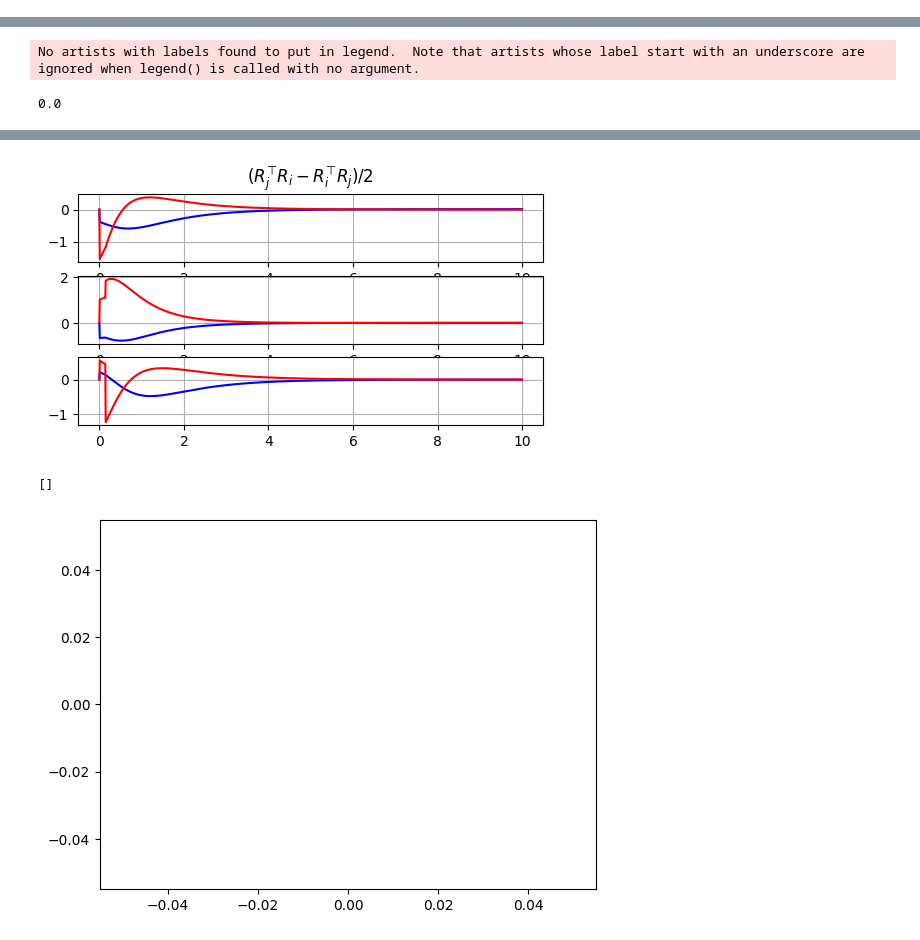
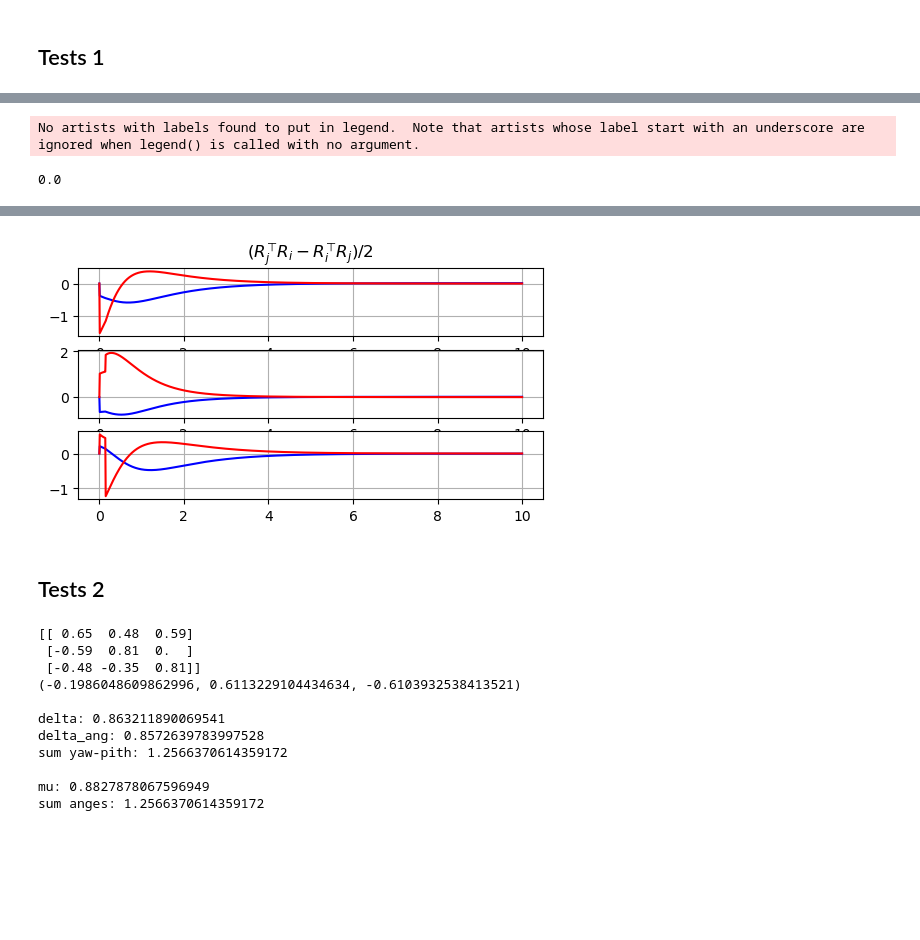
Before and after one commit to jesusBV20/source_seeking_3D, a Jupyter notebook: _test_notebook.ipynb, the cells around one changed output, grey strips where cells are left out. Cells and saved outputs as stored; diff of their text form; code cells hidden in the pictures; blank space fills up the shorter version.

```diff
--- a/_test_notebook.ipynb
+++ b/_test_notebook.ipynb
@@ -21,4 +17,6 @@ from simulations.sim_ss_test import sim_ss_test
 from simulations.utils.tools_math import rot_3d_matrix, so3_hat, so3_vee, theta_distance_from_R, exp_map, log_map_of_R
+# %% [markdown]
+## Tests 1
 # %%
 Ra = rot_3d_matrix(np.pi, np.pi/2, 0)
 R1 = rot_3d_matrix(np.pi/3, 0, 0)
@@ -160,35 +158,77 @@ axs[0].plot(tlist, R12_norm_pred_data, label="predicted")
 axs[0].grid(True)
 axs[0].legend()
 
 axs[1].set_title(r"$V$")
 axs[1].plot(tlist, V_data)
 axs[1].grid(True)
 axs[1].legend()
 
 axs[2].set_title(r"$\dot V$")
 axs[2].plot(tlist, V_dot_data, label=r"$1$")
 axs[2].plot(tlist, V_dot_test_data, label=r"$2$")
 axs[2].grid(True)
 axs[2].legend()
 
 plt.show()
 
 fig = plt.figure(figsize=(6,3))
 axs = fig.subplots(3,1)
 
 axs[0].set_title(r"$(R_j^\top R_i - R_i^\top R_j)/2$")
 for i in range(3):
     axs[i].plot(tlist, er_data[:,i], c="b")
     axs[i].plot(tlist, eomega_data[:,i], c="red")
     axs[i].grid(True)
 
 plt.show()
-
-plt.plot()
 # %% [output]
 No artists with labels found to put in legend.  Note that artists whose label start with an underscore are ignored when legend() is called with no argument.
 0.0
 [figure]
-[figure, old version]
+[figure, new version]
-[]
-[figure, removed]
+# %% [markdown]
+## Tests 2
+# %%
+# YAW
+psi = -np.pi/5
+# PITCH
+theta = np.pi/5
+# ROLL
+phi = 0
+R = rot_3d_matrix(psi, theta, phi)
+
+# ----
+W = log_map_of_R(R)
+omega = so3_vee(W)
+
+mu_Re = np.sqrt(omega[0]**2 + omega[1]**2 + omega[2]**2) # Ra = I
+
+mu_Re = theta_distance_from_R(R)
+# ----
+x = np.array([[1,0,0]]).T # = m_d
+
+delta = np.squeeze(np.arccos(x.T @ R @ x))
+delta_ang = np.arccos(np.cos(psi)*np.cos(theta))
+# ----
+
+print(R)
+print(omega)
+
+print("\ndelta:", delta)
+print("delta_ang:", delta_ang)
+print("sum yaw-pith:", abs(psi) + abs(theta))
+
+print("\nmu:", mu_Re)
+print("sum anges:", abs(psi) + abs(theta) + abs(phi))
+# %% [output]
+[[ 0.65  0.48  0.59]
+ [-0.59  0.81  0.  ]
+ [-0.48 -0.35  0.81]]
+(-0.1986048609862996, 0.6113229104434634, -0.6103932538413521)
+
+delta: 0.863211890069541
+delta_ang: 0.8572639783997528
+sum yaw-pith: 1.2566370614359172
+
+mu: 0.8827878067596949
+sum anges: 1.2566370614359172
```
Also changed, not shown: parts of 3 cells of this notebook, 18 other files.
